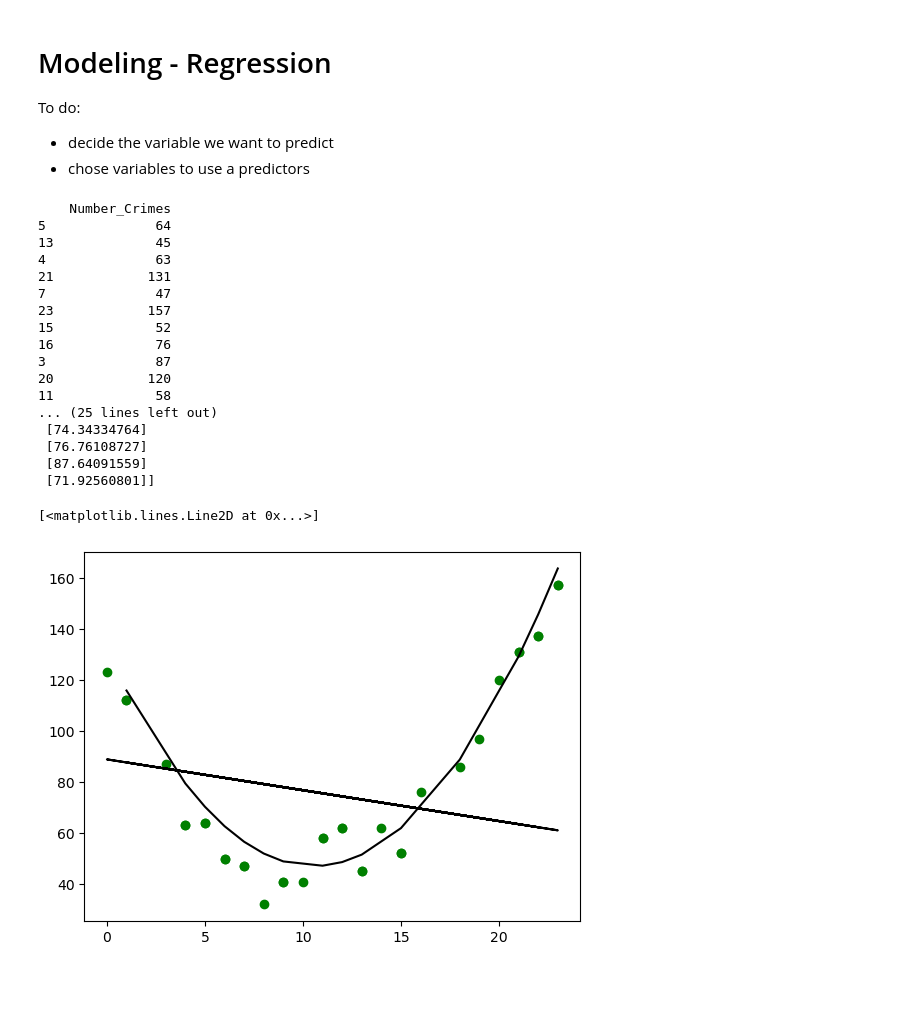
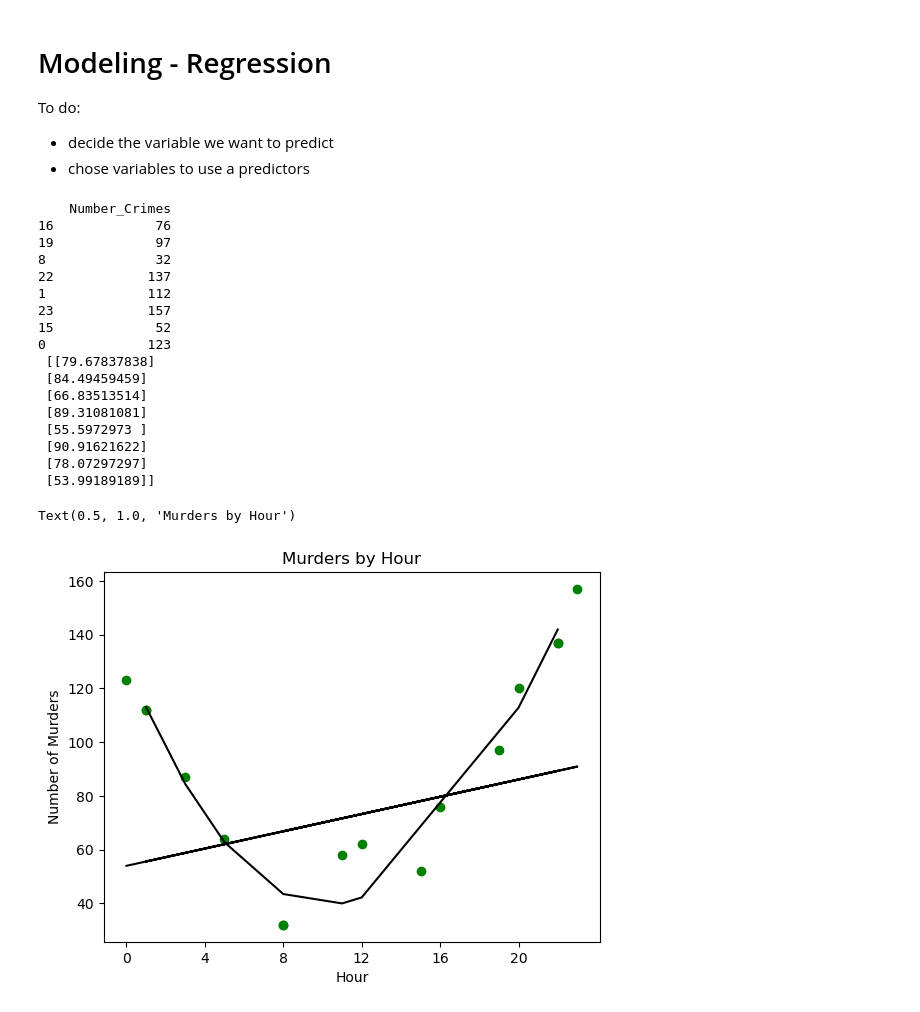
Before and after one commit to gbd2/deep23, a Jupyter notebook: crime_workshop10_1.ipynb, the cells around one changed output. Saved outputs shown, nothing was run; the diff lists cells and outputs as text; code cells hidden in the pictures; blank space fills up the shorter version.

Commit message:
"test data, polynomial degree, plot labels"

```diff
--- a/crime_workshop10_1.ipynb
+++ b/crime_workshop10_1.ipynb
@@ -432,7 +432,7 @@ y["Number_Crimes"] = freqlist
 
 model = LinearRegression()
 poly_reg_model = LinearRegression()
-poly = PolynomialFeatures(degree=2, include_bias=False)
+poly = PolynomialFeatures(degree=4, include_bias=False)
 
 #model.fit(X_train, y_train)
 #predictions = model.predict(X_test)
@@ -455,51 +455,55 @@ poly = PolynomialFeatures(degree=2, include_bias=False)
 #         best = current_test_size
 
 # print(best)
 
 # Linear Regression (not good for this)
-X_train, X_test, y_train, y_test = train_test_split(X, y, test_size=.8)
+X_train, X_test, y_train, y_test = train_test_split(X, y, test_size=.3)
 model.fit(X_train, y_train)
 predictions = model.predict(X_test)
 
 mse = metrics.mean_squared_error(y_test, predictions)
 rmse = np.sqrt(mse)
 print(y_test,"\n", predictions)
 
 plt.scatter(X_test['Hour'], y_test, color='g')
 plt.plot(X_test['Hour'], predictions, color="k")
 plt.show
 
 # Nonlinear regression
-X_train, X_test, y_train, y_test = train_test_split(X, y, test_size=0.8)
+X_train, X_test, y_train, y_test = train_test_split(X, y, test_size=0.3)
 poly_features = poly.fit_transform(X_train['Hour'].values.reshape(-1, 1))
 poly_reg_model.fit(poly_features, y_train)
 predictions_poly = poly_reg_model.predict(poly.fit_transform(X_test['Hour'].values.reshape(-1, 1)))
 mse = metrics.mean_squared_error(y_test, predictions_poly)
 rmse = np.sqrt(mse)
 
 sorted_index_poly = X_test['Hour'].argsort()
 plt.scatter(X_test['Hour'], y_test, color='g')
 plt.plot(X_test['Hour'].iloc[sorted_index_poly], predictions_poly[sorted_index_poly], color="k")
+plt.xticks(np.arange(0, 24, 4))
+plt.xlabel("Hour")
+plt.ylabel("Number of Murders")
+plt.title("Murders by Hour")
 # %% [output]
     Number_Crimes
-5              64
-13             45
-4              63
-21            131
-7              47
+16             76
+19             97
+8              32
+22            137
+1             112
 23            157
 15             52
-16             76
-3              87
-20            120
-11             58
-... (25 lines left out)
- [74.34334764]
- [76.76108727]
- [87.64091559]
- [71.92560801]]
+0             123
+ [[79.67837838]
+ [84.49459459]
+ [66.83513514]
+ [89.31081081]
+ [55.5972973 ]
+ [90.91621622]
+ [78.07297297]
+ [53.99189189]]
-[<matplotlib.lines.Line2D at 0x...>]
+Text(0.5, 1.0, 'Murders by Hour')
-[figure, old version]
+[figure, new version]
 # %%
 # Robbery Regression
 from sklearn.model_selection import train_test_split
```
Also changed, not shown: parts of 3 cells of this notebook.
